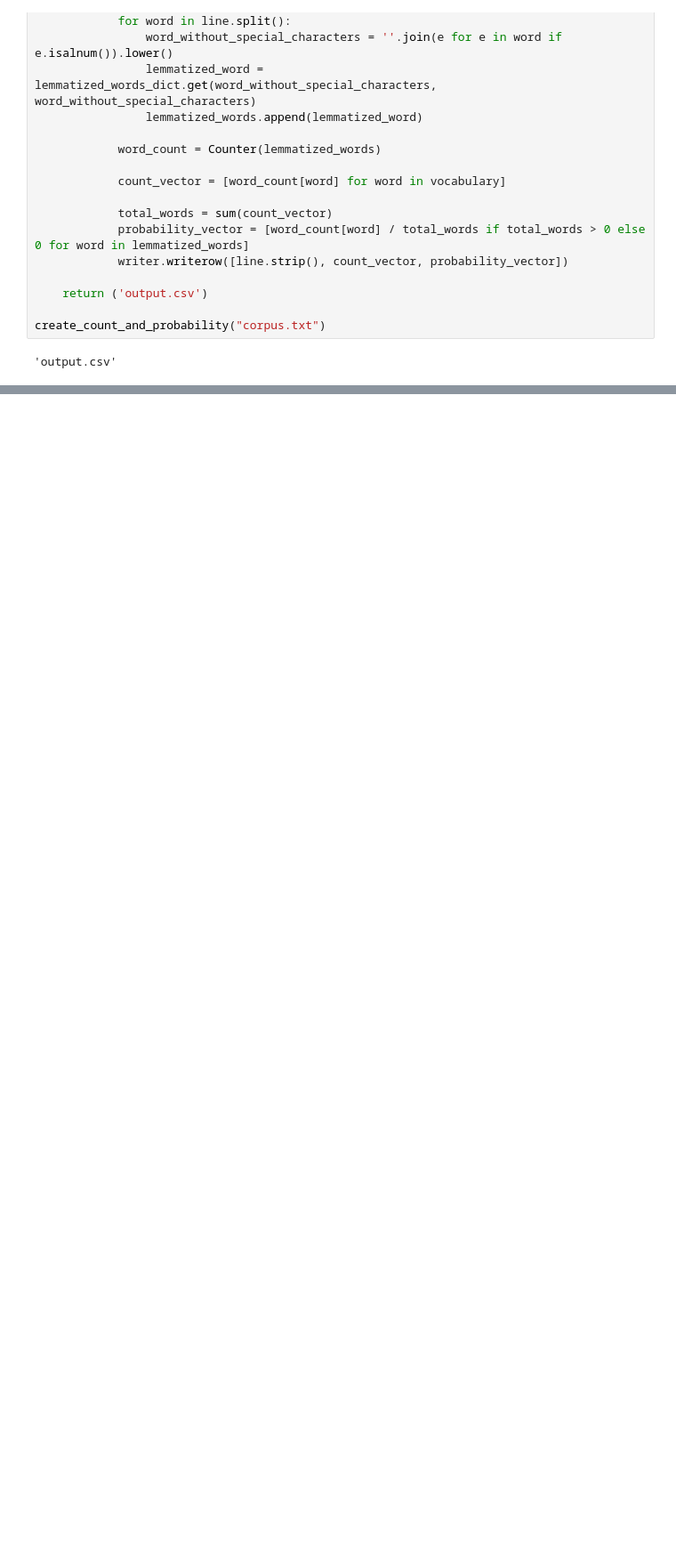
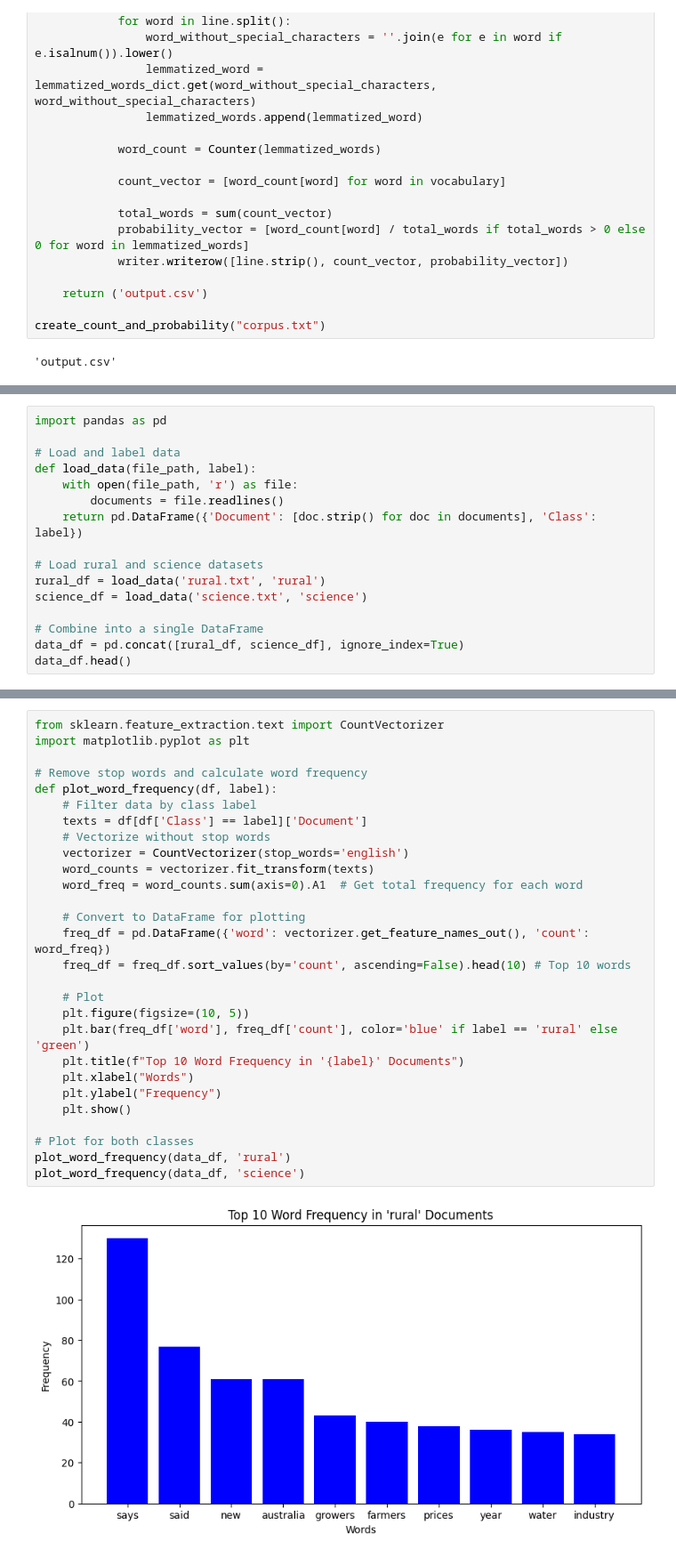
Before and after one commit to s19kjams/NLP, a Jupyter notebook: Assignment_1_KiavashJamshidi_AmirEsmaeili.ipynb, the cells around one changed output, grey strips where cells are left out. Shown at 89% size. Saved outputs shown, nothing was run; the diff lists cells and outputs as text; blank space fills up the shorter version.

```diff
--- a/Assignment_1_KiavashJamshidi_AmirEsmaeili.ipynb
+++ b/Assignment_1_KiavashJamshidi_AmirEsmaeili.ipynb
@@ -75,0 +107,16 @@ create_count_and_probability("corpus.txt")
+# %%
+import pandas as pd
+
+# Load and label data
+def load_data(file_path, label):
+    with open(file_path, 'r') as file:
+        documents = file.readlines()
+    return pd.DataFrame({'Document': [doc.strip() for doc in documents], 'Class': label})
+
+# Load rural and science datasets
+rural_df = load_data('rural.txt', 'rural')
+science_df = load_data('science.txt', 'science')
+
+# Combine into a single DataFrame
+data_df = pd.concat([rural_df, science_df], ignore_index=True)
+data_df.head()
@@ -75,0 +130,30 @@ create_count_and_probability("corpus.txt")
+# %%
+from sklearn.feature_extraction.text import CountVectorizer
+import matplotlib.pyplot as plt
+
+# Remove stop words and calculate word frequency
+def plot_word_frequency(df, label):
+    # Filter data by class label
+    texts = df[df['Class'] == label]['Document']
+    # Vectorize without stop words
+    vectorizer = CountVectorizer(stop_words='english')
+    word_counts = vectorizer.fit_transform(texts)
+    word_freq = word_counts.sum(axis=0).A1  # Get total frequency for each word
+
+    # Convert to DataFrame for plotting
+    freq_df = pd.DataFrame({'word': vectorizer.get_feature_names_out(), 'count': word_freq})
+    freq_df = freq_df.sort_values(by='count', ascending=False).head(10) # Top 10 words
+
+    # Plot
+    plt.figure(figsize=(10, 5))
+    plt.bar(freq_df['word'], freq_df['count'], color='blue' if label == 'rural' else 'green')
+    plt.title(f"Top 10 Word Frequency in '{label}' Documents")
+    plt.xlabel("Words")
+    plt.ylabel("Frequency")
+    plt.show()
+
+# Plot for both classes
+plot_word_frequency(data_df, 'rural')
+plot_word_frequency(data_df, 'science')
+# %% [output]
+[figure, added]
```
Also changed, not shown: parts of 6 cells of this notebook.
